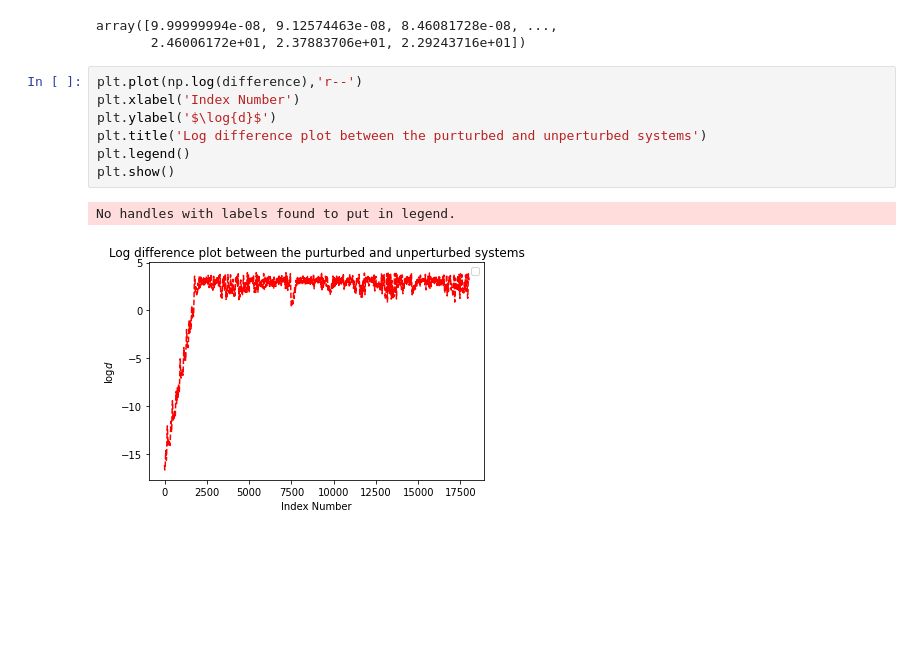
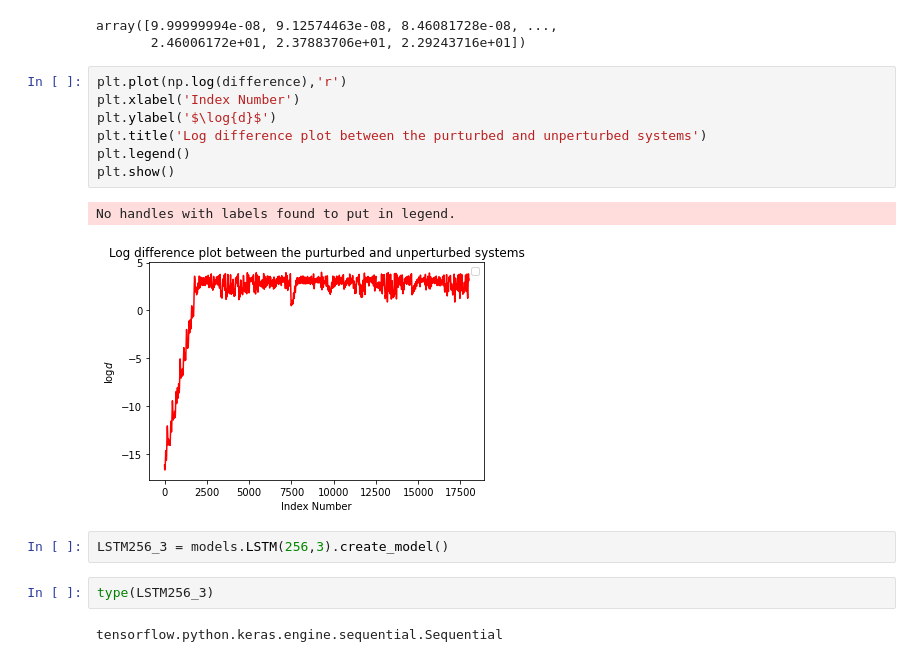
Before and after one commit to SheilKumar/DynamicSystemRNNs, a Jupyter notebook: DynamicSystems.ipynb, the cells around one changed output. Cells and saved outputs as stored; diff of their text form; blank space fills up the shorter version.

Commit message:
Updated models.py, did some testing

```diff
--- a/DynamicSystems.ipynb
+++ b/DynamicSystems.ipynb
@@ -596,12 +596,18 @@ difference
 array([9.99999994e-08, 9.12574463e-08, 8.46081728e-08, ...,
        2.46006172e+01, 2.37883706e+01, 2.29243716e+01])
 # %%
-plt.plot(np.log(difference),'r--')
+plt.plot(np.log(difference),'r')
 plt.xlabel('Index Number')
 plt.ylabel('$\log{d}$')
 plt.title('Log difference plot between the purturbed and unperturbed systems')
 plt.legend()
 plt.show()
 # %% [output]
 No handles with labels found to put in legend.
-[figure, old version]
+[figure, new version]
+# %%
+LSTM256_3 = models.LSTM(256,3).create_model()
+# %%
+type(LSTM256_3)
+# %% [output]
+tensorflow.python.keras.engine.sequential.Sequential
```
Also changed, not shown: parts of 7 cells of this notebook, 1 other file.
